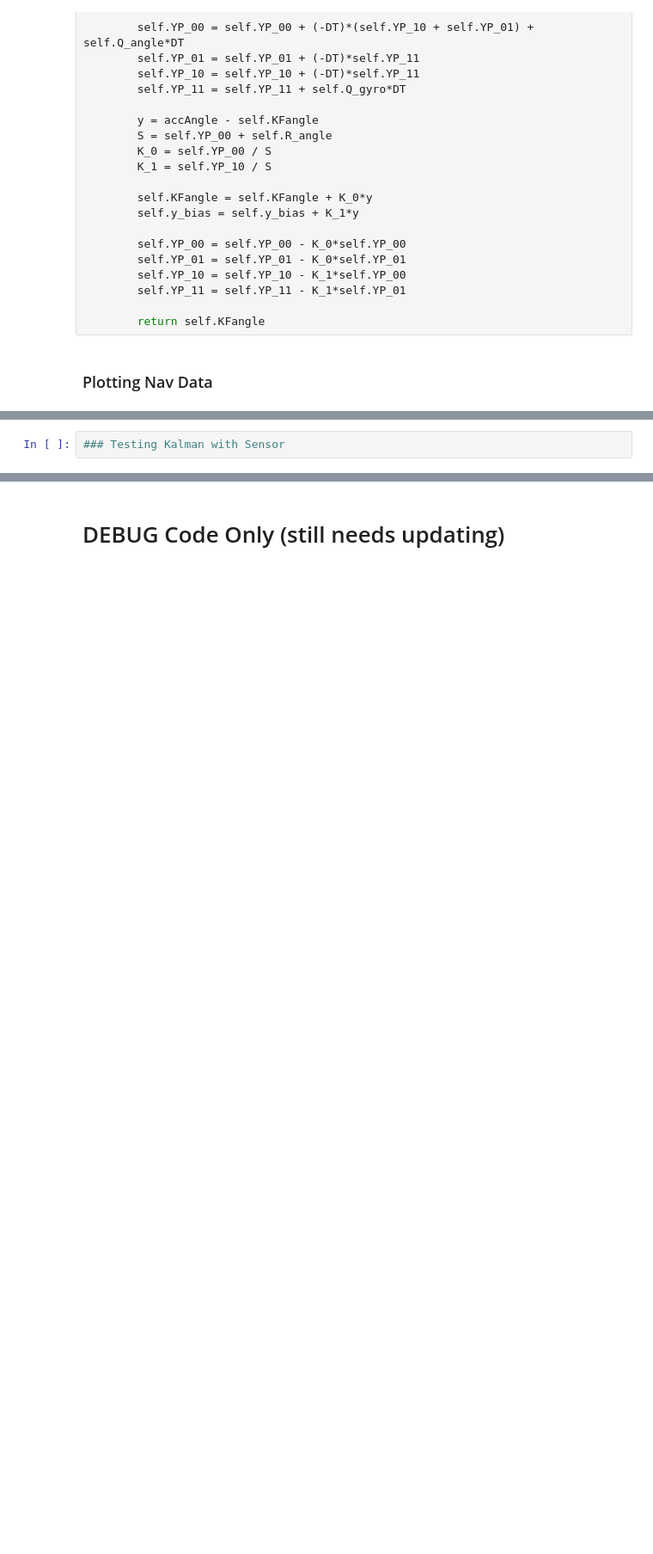
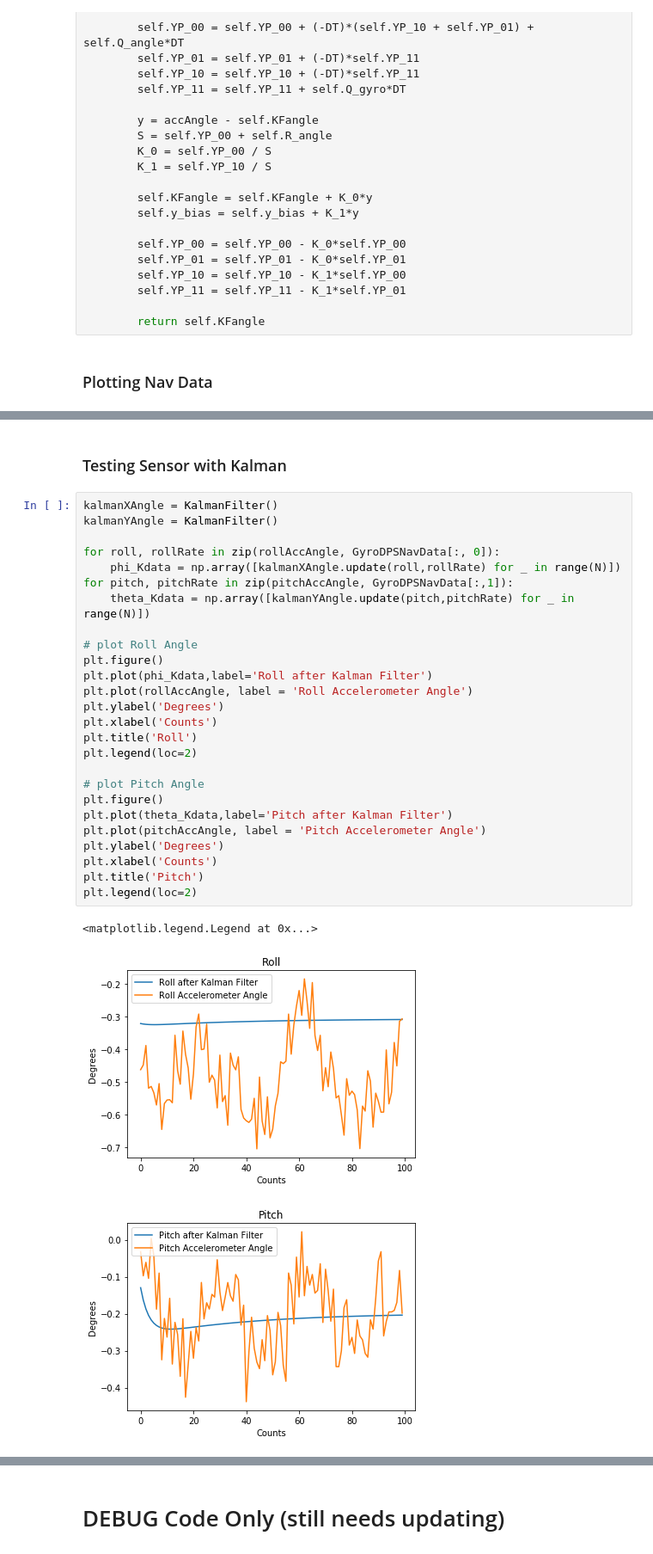
Before and after one commit to jofranco/multi-rotor-on-FPGA, a Jupyter notebook: temp/Pmod_NAV/jupyter_notebook/Nav_Notebook_Demo.ipynb, the cells around one changed output, grey strips where cells are left out. Shown: that part at 86% size. Saved outputs shown, nothing was run; the diff lists cells and outputs as text; blank space fills up the shorter version.

```diff
--- a/temp/Pmod_NAV/jupyter_notebook/Nav_Notebook_Demo.ipynb
+++ b/temp/Pmod_NAV/jupyter_notebook/Nav_Notebook_Demo.ipynb
@@ -619,2 +619,32 @@ plt.legend(loc=2)
-# %%
-### Testing Kalman with Sensor
+# %% [markdown]
+### Testing Sensor with Kalman
+# %%
+kalmanXAngle = KalmanFilter()
+kalmanYAngle = KalmanFilter()
+
+for roll, rollRate in zip(rollAccAngle, GyroDPSNavData[:, 0]):
+    phi_Kdata = np.array([kalmanXAngle.update(roll,rollRate) for _ in range(N)])
+for pitch, pitchRate in zip(pitchAccAngle, GyroDPSNavData[:,1]):
+    theta_Kdata = np.array([kalmanYAngle.update(pitch,pitchRate) for _ in range(N)])
+
+# plot Roll Angle
+plt.figure()
+plt.plot(phi_Kdata,label='Roll after Kalman Filter')
+plt.plot(rollAccAngle, label = 'Roll Accelerometer Angle')
+plt.ylabel('Degrees')
+plt.xlabel('Counts')
+plt.title('Roll')
+plt.legend(loc=2)
+
+# plot Pitch Angle
+plt.figure()
+plt.plot(theta_Kdata,label='Pitch after Kalman Filter')
+plt.plot(pitchAccAngle, label = 'Pitch Accelerometer Angle')
+plt.ylabel('Degrees')
+plt.xlabel('Counts')
+plt.title('Pitch')
+plt.legend(loc=2)
+# %% [output]
+<matplotlib.legend.Legend at 0x...>
+[figure, added]
+[figure, added]
```
Also changed, not shown: parts of 6 cells of this notebook.
